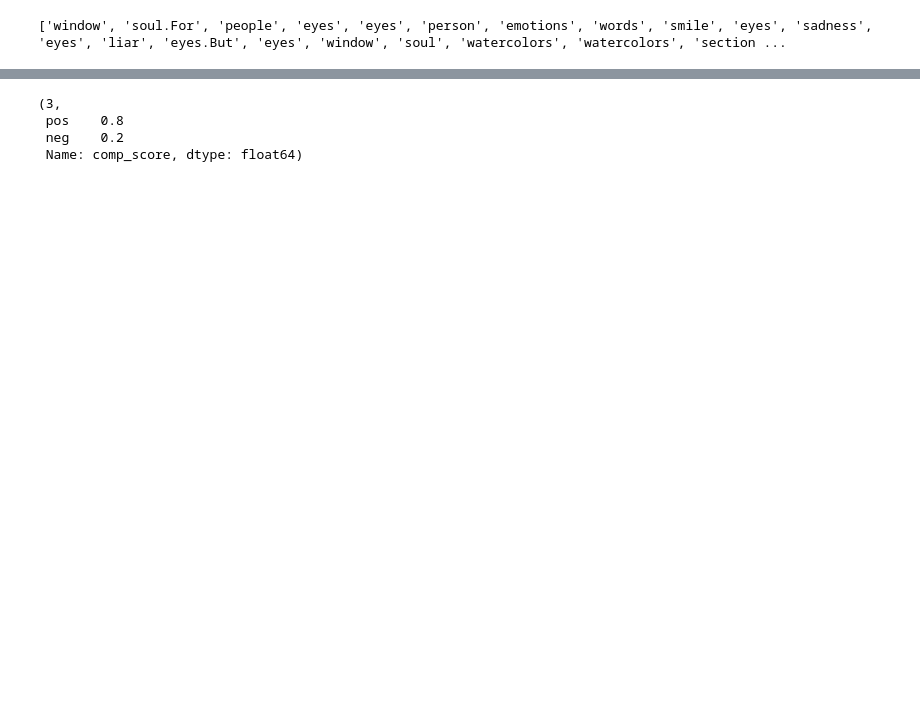
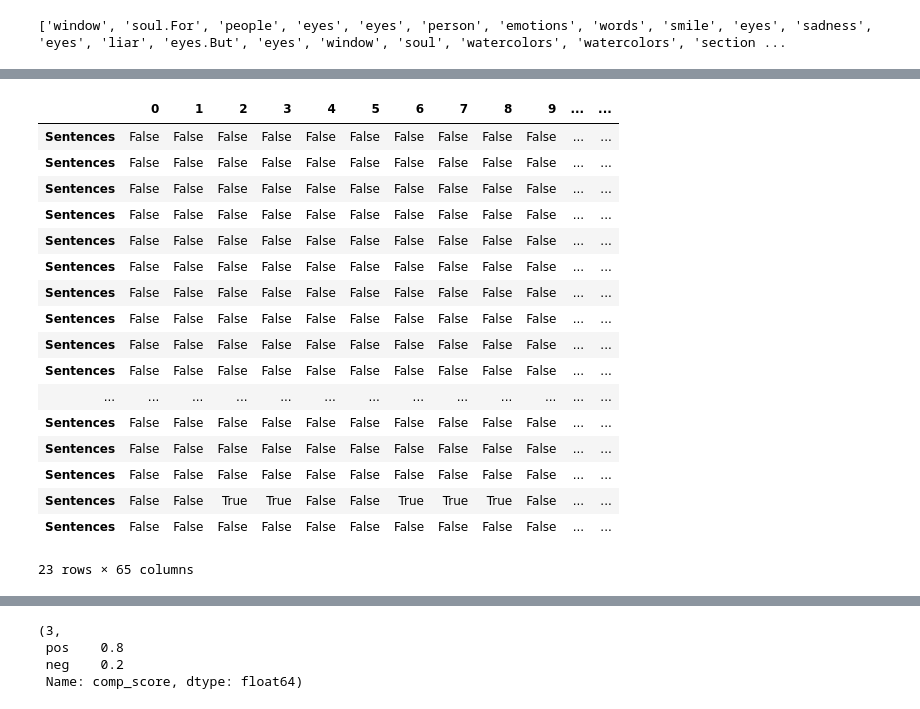
Before and after one commit to kwangilkimkenny/Story_Analysis, a Jupyter notebook: conflict_rising_action_graph.ipynb, the cells around one changed output, grey strips where cells are left out. Saved outputs shown, nothing was run; the diff lists cells and outputs as text; code cells hidden in the pictures; blank space fills up the shorter version.

```diff
--- a/conflict_rising_action_graph.ipynb
+++ b/conflict_rising_action_graph.ipynb
@@ -172,0 +231,20 @@ df_ # 이 겨래과에서는 92라는 숫자만 의미가 있지 >>> 총 문장
+# %%
+###### 각 문장이 전체 문단에서 어디에 위치해 있는지 확인하기
+#문장을 비교해서 있으면 1, 없으면 0으로 표시하여 리스트로 반환
+
+#우선 모든 문장을 데이터프레임에 .로 분리해서 넣기
+def all_text_to_dataframe(text_input_):
+    result_ = []
+    data = text_input_
+    data = data.splitlines()
+
+    for line in data:
+        sentences = line.split(".")
+        result_.append(sentences)
+    return result_
+# %%
+#모든 문장을 Datafrmae에 넣고 인덱스로 처리
+all_df = pd.DataFrame(all_text_to_dataframe(text))
+all_sentences_df = all_df.transpose() #행렬 변환
+all_sentences_df.columns =["Sentences"] # columns =["Sentences"] 추가
+all_sentences_df #결과확인
@@ -172,0 +293,21 @@ df_ # 이 겨래과에서는 92라는 숫자만 의미가 있지 >>> 총 문장
+# %%
+pd_paragraph
+# %% [output]
+|  | 0 | 1 | 2 | 3 | 4 | 5 | 6 | 7 | 8 | 9 | ... | ... |
+| Sentences | False | False | False | False | False | False | False | False | False | False | ... | ... |
+| Sentences | False | False | False | False | False | False | False | False | False | False | ... | ... |
+| Sentences | False | False | False | False | False | False | False | False | False | False | ... | ... |
+| Sentences | False | False | False | False | False | False | False | False | False | False | ... | ... |
+| Sentences | False | False | False | False | False | False | False | False | False | False | ... | ... |
+| Sentences | False | False | False | False | False | False | False | False | False | False | ... | ... |
+| Sentences | False | False | False | False | False | False | False | False | False | False | ... | ... |
+| Sentences | False | False | False | False | False | False | False | False | False | False | ... | ... |
+| Sentences | False | False | False | False | False | False | False | False | False | False | ... | ... |
+| Sentences | False | False | False | False | False | False | False | False | False | False | ... | ... |
+| ... | ... | ... | ... | ... | ... | ... | ... | ... | ... | ... | ... | ... |
+| Sentences | False | False | False | False | False | False | False | False | False | False | ... | ... |
+| Sentences | False | False | False | False | False | False | False | False | False | False | ... | ... |
+| Sentences | False | False | False | False | False | False | False | False | False | False | ... | ... |
+| Sentences | False | False | True | True | False | False | True | True | True | False | ... | ... |
+| Sentences | False | False | False | False | False | False | False | False | False | False | ... | ... |
+23 rows × 65 columns
```
Also changed, not shown: parts of 19 cells of this notebook.
